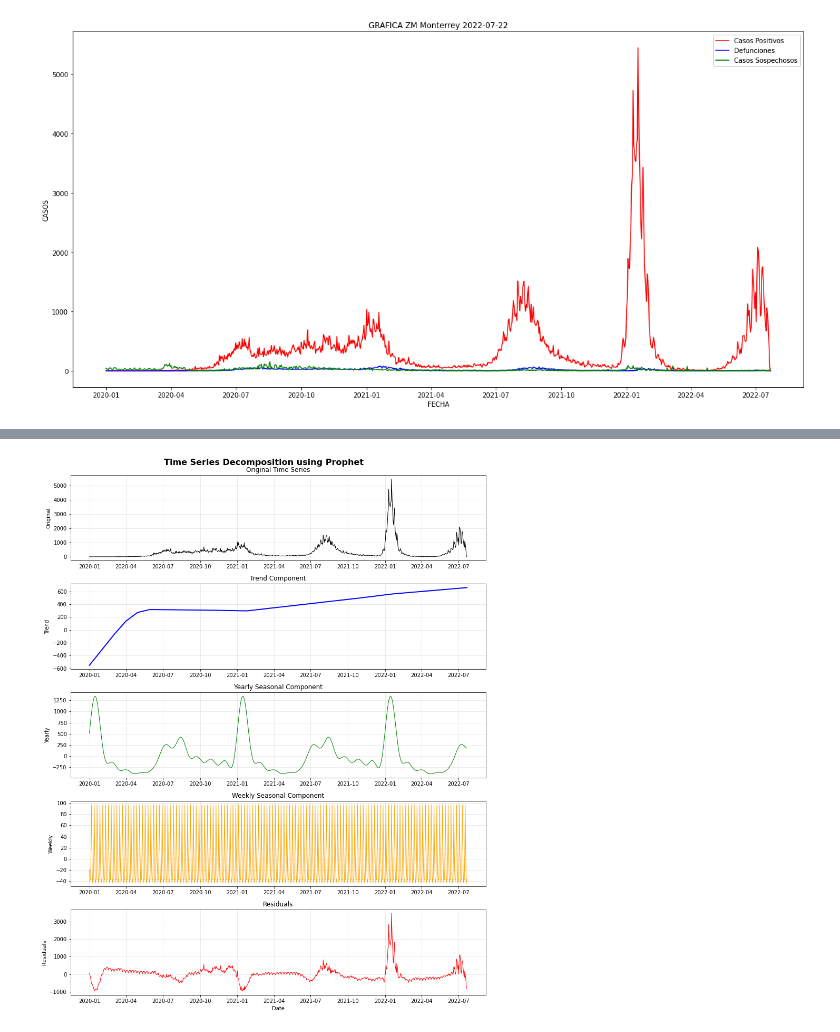
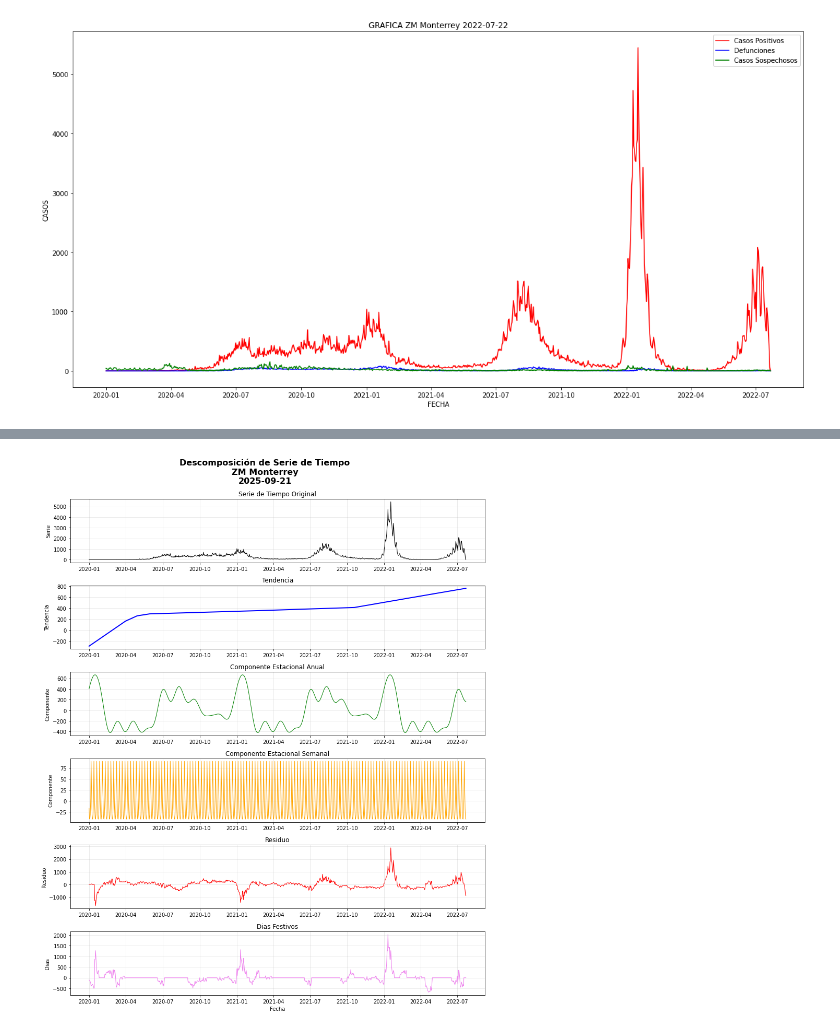
Before and after one commit to EduHdzVillasana/COVIDSTATSMX, a Jupyter notebook: Tesina/Script/curve_forecasting.ipynb, the cells around one changed output, grey strips where cells are left out. Drawn from its saved outputs; the diff is of its cells as text; code cells hidden in the pictures.

```diff
--- a/Tesina/Script/curve_forecasting.ipynb
+++ b/Tesina/Script/curve_forecasting.ipynb
@@ -282,27 +336,30 @@ def create_decomposition_dataframe(original_df, components_df):
     })
     return decomposition
 # %%
-def plot_decomposition(decomposition_df, figsize=(12, 15)):
+def plot_decomposition(decomposition_df, name, figsize=(12, 15)):
     """
     Plot time series decomposition components
 
     Parameters:
     decomposition_df (DataFrame): Decomposition results DataFrame
+    name: Name of the fig
     figsize (tuple): Figure size (width, height)
 
     Returns:
     matplotlib.figure.Figure: The created figure
     """
-    fig, axes = plt.subplots(5, 1, figsize=figsize)
-    fig.suptitle('Time Series Decomposition using Prophet', fontsize=16, fontweight='bold')
+    fig, axes = plt.subplots(6, 1, figsize=figsize)
+    main_title = f'Descomposición de Serie de Tiempo\n{name}\n{run_date}'
+    fig.suptitle(main_title, fontsize=16, fontweight='bold', y = 0.99)
 
     # Define plot configurations
     plot_configs = [
-        {'data': 'original', 'title': 'Original Time Series', 'color': 'black'},
-        {'data': 'trend', 'title': 'Trend Component', 'color': 'blue'},
-        {'data': 'yearly_seasonal', 'title': 'Yearly Seasonal Component', 'color': 'green'},
-        {'data': 'weekly_seasonal', 'title': 'Weekly Seasonal Component', 'color': 'orange'},
-        {'data': 'residual', 'title': 'Residuals', 'color': 'red'}
+        {'data': 'original', 'title': 'Serie de Tiempo Original', 'color': 'black'},
+        {'data': 'trend', 'title': 'Tendencia', 'color': 'blue'},
+        {'data': 'yearly_seasonal', 'title': 'Componente Estacional Anual', 'color': 'green'},
+        {'data': 'weekly_seasonal', 'title': 'Componente Estacional Semanal', 'color': 'orange'},
+        {'data': 'residual', 'title': 'Residuo', 'color': 'red'},
+        {'data': 'holidays', 'title': 'Dias Festivos', 'color': 'violet'}
     ]
 
     for i, config in enumerate(plot_configs):
@@ -312,7 +369,8 @@ def plot_decomposition(decomposition_df, figsize=(12, 15)):
         axes[i].set_ylabel(config['title'].split()[0])
         axes[i].grid(True, alpha=0.3)
 
-    axes[-1].set_xlabel('Date')
+    axes[-1].set_xlabel('Fecha')
     plt.tight_layout()
+    plt.savefig(f'{figures_path}Descomposición de Serie de Tiempo-{name}-{run_date}.png')
     return fig
 # %% [markdown]
@@ -502 +470,3 @@ dtype: int64
+# %%
+holidays_mx = pd.read_csv("holidays_mexico_2020_2022.csv")
 # %% [markdown]
@@ -529,6 +655,5 @@ mty_df.shape
 # %%
-cases_mty_dict = getCasesByDay(mty_df, dates)
-cases_mty_df = pd.DataFrame(cases_mty_dict)
+cases_mty_df = getCasesByDay(mty_df, dates)
 # %%
 createGraph("ZM Monterrey", cases_mty_df, update_date)
 # %% [output]
@@ -554,2 +663,4 @@ cases_mty_df
 # %%
 prophet_df = prepare_data_for_prophet(cases_mty_df, 'FECHA', 'CASOS_POSITIVOS')
+model, forecast, components = fit_prophet_model(prophet_df,  holidays = holidays_mx)
+decomposition = create_decomposition_dataframe(prophet_df, components)
@@ -585,4 +694,4 @@ Residual contribution to variance: 45.5%
 # %%
-fig1 = plot_decomposition(decomposition)
+fig1 = plot_decomposition(decomposition, f"ZM Monterrey")
 # %% [output]
-[figure, old version]
+[figure, new version]
```
Also changed, not shown: parts of 85 cells of this notebook, 17 other files.
